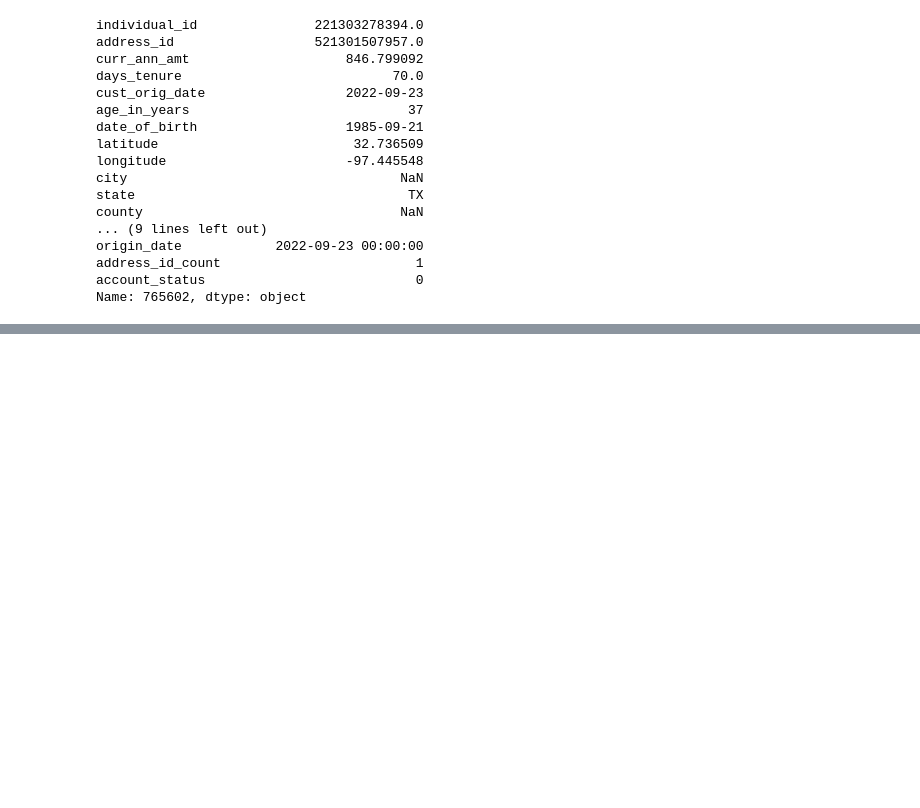
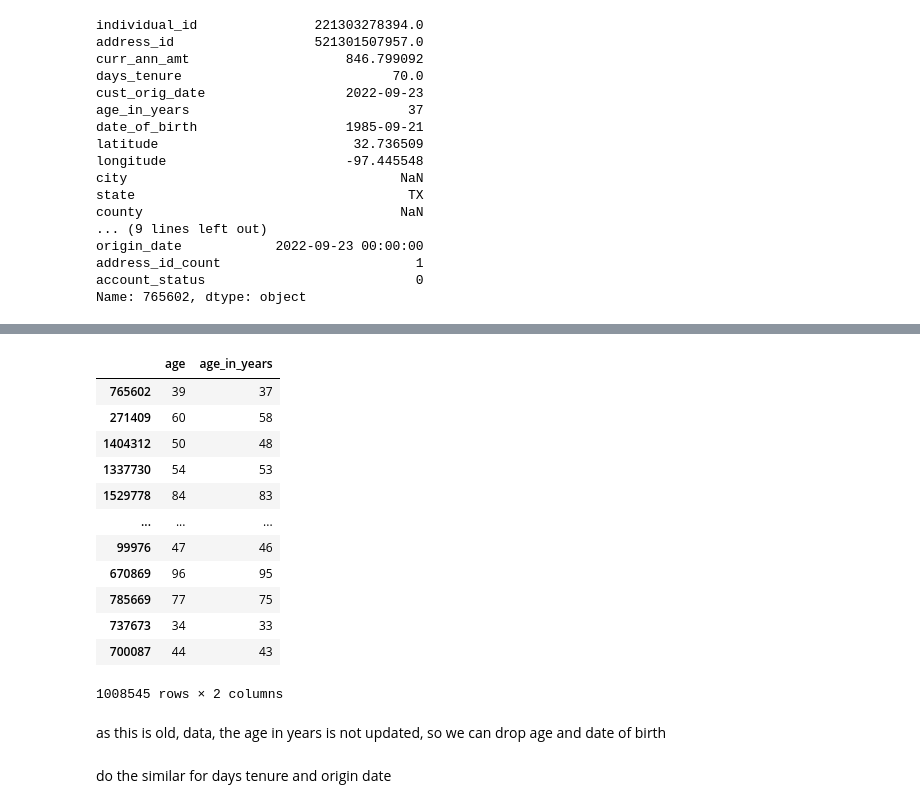
Before and after one commit to sasankjampana8/Customer-Churn-Prediction, a Jupyter notebook: test.ipynb, the cells around one changed output, grey strips where cells are left out. Saved outputs shown, nothing was run; the diff lists cells and outputs as text; code cells hidden in the pictures; blank space fills up the shorter version.

```diff
--- a/test.ipynb
+++ b/test.ipynb
@@ -251,0 +328,20 @@ Name: 765602, dtype: object
+# %%
+df[['age', 'age_in_years']]
+# %% [output]
+|  | age | age_in_years |
+| 765602 | 39 | 37 |
+| 271409 | 60 | 58 |
+| 1404312 | 50 | 48 |
+| 1337730 | 54 | 53 |
+| 1529778 | 84 | 83 |
+| ... | ... | ... |
+| 99976 | 47 | 46 |
+| 670869 | 96 | 95 |
+| 785669 | 77 | 75 |
+| 737673 | 34 | 33 |
+| 700087 | 44 | 43 |
+1008545 rows × 2 columns
+# %% [markdown]
+as this is old, data, the age in years is not updated, so we can drop age and date of birth
+# %% [markdown]
+do the similar for days tenure and origin date
```
Also changed, not shown: parts of 27 cells of this notebook.
